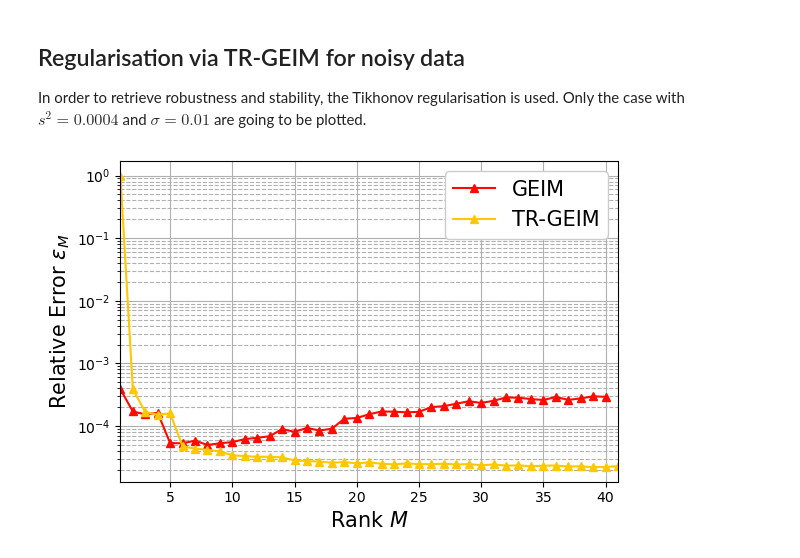
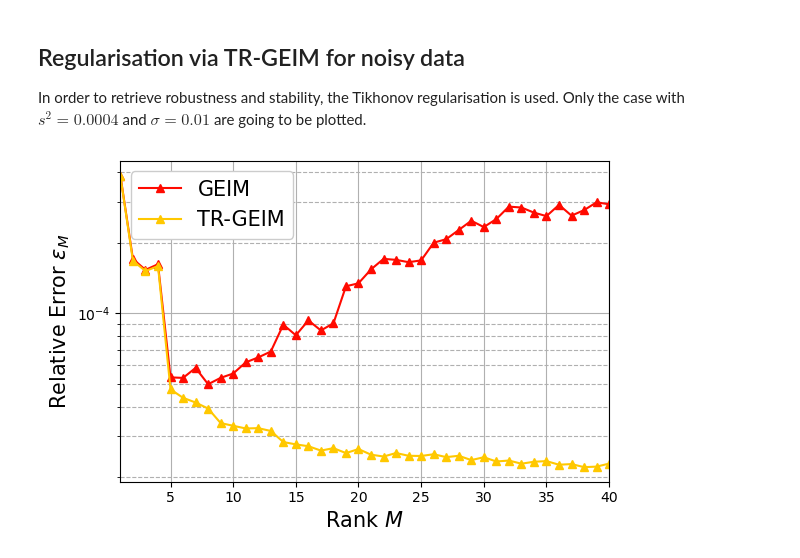
Before and after one commit to ERMETE-Lab/ROSE-ROM4FOAM, a Jupyter notebook: docs/Tutorials/BuoyantCavity/online_results.ipynb, the cells around one changed output. Saved outputs shown, nothing was run; the diff lists cells and outputs as text; code cells hidden in the pictures.

```diff
--- a/docs/Tutorials/BuoyantCavity/online_results.ipynb
+++ b/docs/Tutorials/BuoyantCavity/online_results.ipynb
@@ -334,32 +334,32 @@ In order to retrieve robustness and stability, the Tikhonov regularisation is us
 # %%
 noisy_TRGEIM_RelErr = dict()
 
 field = 'T'
 sigma = ['0.01']
 
 # Importing data
 for ll in range(len(sigma)):
-    noisy_TRGEIM_RelErr['sigma = '+sigma[ll]] = np.loadtxt('./NoisyData-reg/GEIM_'+field+'_s_'+s2[1]+'/'+field+'_TR-GEIM_files/average_L2_relative_error_noiseStd_'+sigma[ll]+'.txt')
+    noisy_TRGEIM_RelErr['sigma = '+sigma[ll]] = np.loadtxt('./NoisyData-reg/GEIM_'+field+'_s_'+s2[1]+'/'+field+'_TR-GEIM_files/average_L2_relative_error_noiseStd_'+sigma[ll]+'.txt')[1:]
 
 noisyTRGEIMTestErr_fig = plt.figure( figsize= (6 * len(sigma),4))
 
 for ll in range(len(sigma)):
     plt.subplot(1,len(sigma),ll+1)
 
     plt.semilogy(np.arange(1,noisy_GEIM_RelErr['sigma = '+sigma[ll]].size+1,1),
                  noisy_GEIM_RelErr['sigma = '+sigma[ll]], '-^', c=cm.autumn(10), label=r"GEIM")
     plt.semilogy(np.arange(1,noisy_TRGEIM_RelErr['sigma = '+sigma[ll]].size+1,1),
                  noisy_TRGEIM_RelErr['sigma = '+sigma[ll]], '-^', c=cm.autumn(200), label=r"TR-GEIM")
 
     plt.xlabel(r"Rank $M$",fontsize=15)
     plt.xticks(np.arange(0,noisy_TRGEIM_RelErr['sigma = '+sigma[ll]].size+1,5))
     plt.xlim(1,noisy_TRGEIM_RelErr['sigma = '+sigma[ll]].size)
     plt.ylabel(r"Relative Error $\varepsilon_M$",fontsize=15)
     plt.grid(which='major',linestyle='-')
     plt.grid(which='minor',linestyle='--')
-    plt.legend(fontsize=15, framealpha=1., loc = 'upper right', ncols=1)
+    plt.legend(fontsize=15, framealpha=1., loc = 'upper left', ncols=1)
 
 plt.tight_layout()
 # noisyTRGEIMTestErr_fig.savefig('TRGEIMnoisy_test_error.pdf', format='pdf', dpi=300, bbox_inches='tight')
 # %% [output]
-[figure, old version]
+[figure, new version]
```
Also changed, not shown: parts of 2 cells of this notebook, 16 other files.
